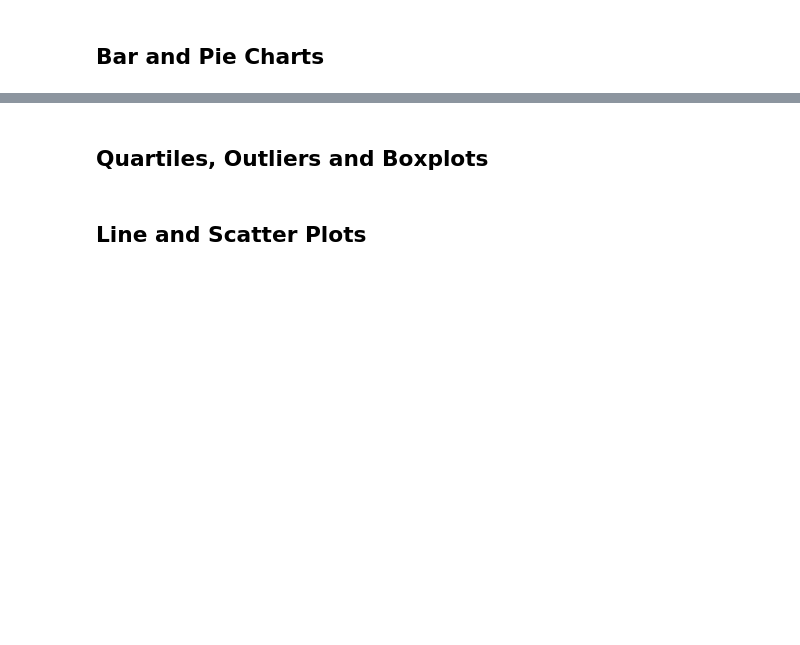
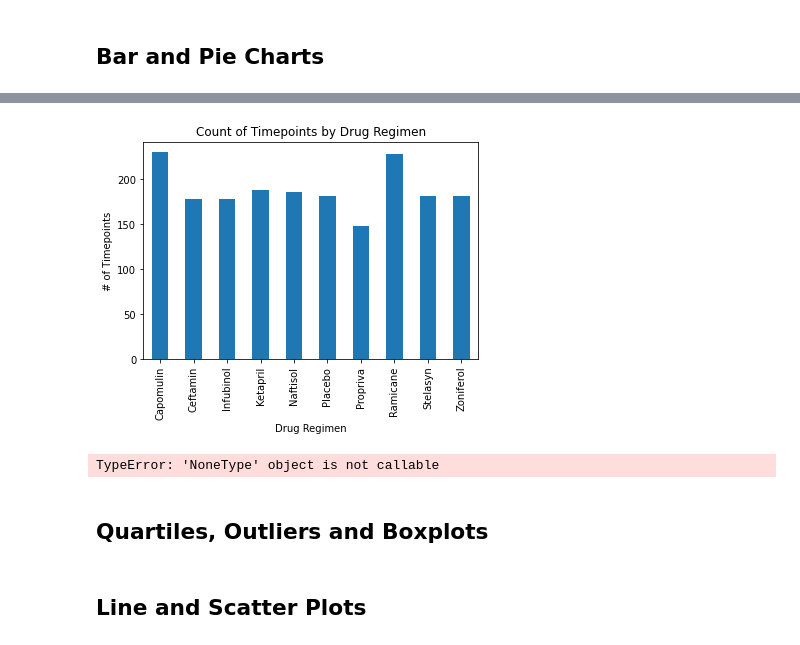
Before and after one commit to j-eikens/matplotlib-challenge, a Jupyter notebook: Pymaceuticals/pymaceuticals_starter.ipynb, the cells around one changed output, grey strips where cells are left out. Drawn from its saved outputs; the diff is of its cells as text; code cells hidden in the pictures; blank space fills up the shorter version.

Commit message:
working on bar charts

```diff
--- a/Pymaceuticals/pymaceuticals_starter.ipynb
+++ b/Pymaceuticals/pymaceuticals_starter.ipynb
@@ -90,3 +105,16 @@ clean_df['Mouse ID'].nunique()
 # Use groupby and summary statistical methods to calculate the following properties of each drug regimen:
 # mean, median, variance, standard deviation, and SEM of the tumor volume.
 # Assemble the resulting series into a single summary dataframe.
+
+
+test_group = clean_df.groupby(["Drug Regimen"])
+
+mean = test_group['Tumor Volume (mm3)'].mean()
+median = test_group['Tumor Volume (mm3)'].median()
+variance = test_group['Tumor Volume (mm3)'].var()
+sd = test_group['Tumor Volume (mm3)'].std()
+sem = test_group['Tumor Volume (mm3)'].sem()
+
+summary_stats_df = pd.DataFrame({'Mean Tumor Volume': mean, "Median Tumor Volume": median, "Tumor Volume Variance": variance, "Tumor Volume Standard Deviation": sd, "Tumor Volume SEM": sem}).round(2)
+
+summary_stats_df
@@ -99,4 +169,23 @@ clean_df['Mouse ID'].nunique()
 # %%
 # Generate a bar plot showing the total number of timepoints for all mice tested for each drug regimen using Pandas.
+test_group['Timepoint'].count().plot(kind='bar', ylabel = "# of Timepoints", title = "Count of Timepoints by Drug Regimen")
+plt.show()
+# %% [output]
+[figure, added]
 # %%
 # Generate a bar plot showing the total number of timepoints for all mice tested for each drug regimen using pyplot.
+
+x_axis = test_group["Drug Regimen"].keys()
+#x_axis = clean_df["Drug Regimen"].unique() #This is wrong
+y_axis = test_group['Timepoint'].count()
+
+plt.title("Count of Timepoints by Drug Regimen")
+plt.xlabel("Drug Regimen")
+plt.ylabel("Count of Timepoints")
+
+plt.gcf().autofmt_xdate()
+
+plt.bar(x_axis , y_axis)
+plt.show()
+# %% [output]
+TypeError: 'NoneType' object is not callable
```
Also changed, not shown: parts of 6 cells of this notebook.
